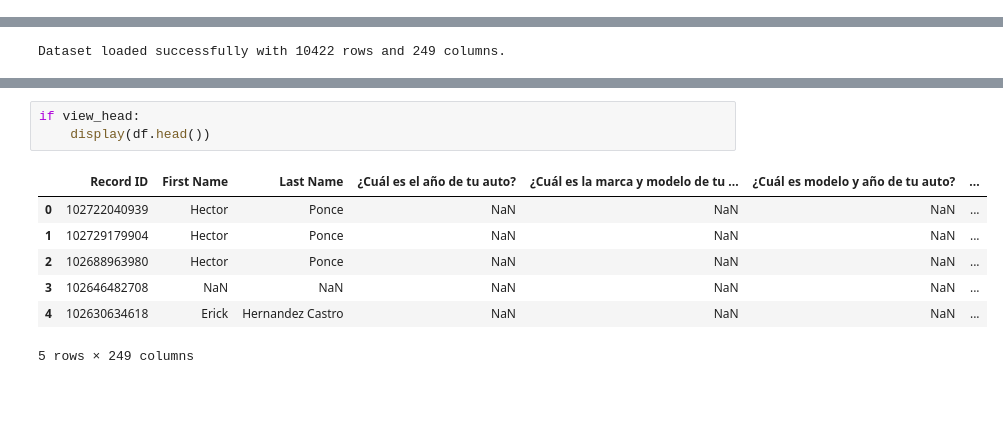
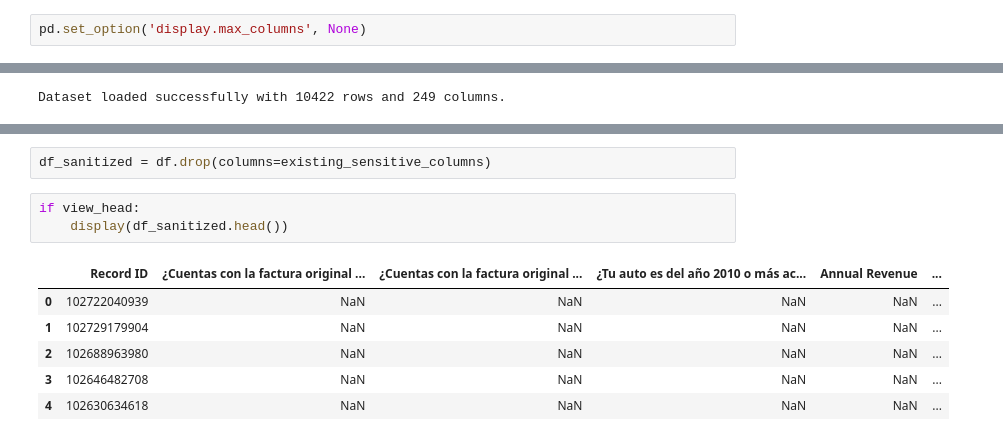
Before and after one commit to Zoph-IA/MIT-Spingo-CreditRisk, a Jupyter notebook: notebooks/sandbox/01_data_loading_exploration.ipynb, the cells around one changed output, grey strips where cells are left out. Cells and saved outputs as stored; diff of their text form; blank space fills up the shorter version.

```diff
--- a/notebooks/sandbox/01_data_loading_exploration.ipynb
+++ b/notebooks/sandbox/01_data_loading_exploration.ipynb
@@ -11,5 +8,7 @@ Note: you may need to restart the kernel to use updated packages.
 # %%
 import pandas as pd
+# %%
+pd.set_option('display.max_columns', None)
 # %%
 DATA_PATH = '../../data/bronze/HubSpot CRM All Contacts Feb 27 2025.xls'
 # %%
@@ -27,11 +80,12 @@ Dataset loaded successfully with 10422 rows and 249 columns.
+# %%
+df_sanitized = df.drop(columns=existing_sensitive_columns)
 # %%
 if view_head:
-    display(df.head())
+    display(df_sanitized.head())
 # %% [output]
-|  | Record ID | First Name | Last Name | ¿Cuál es el año de tu auto? | ¿Cuál es la marca y modelo de tu ... | ¿Cuál es modelo y año de tu auto? | ... |
-| 0 | 102722040939 | Hector | Ponce | NaN | NaN | NaN | ... |
-| 1 | 102729179904 | Hector | Ponce | NaN | NaN | NaN | ... |
-| 2 | 102688963980 | Hector | Ponce | NaN | NaN | NaN | ... |
-| 3 | 102646482708 | NaN | NaN | NaN | NaN | NaN | ... |
-| 4 | 102630634618 | Erick | Hernandez Castro | NaN | NaN | NaN | ... |
+|  | Record ID | ¿Cuentas con la factura original ... | ¿Cuentas con la factura original ... | ¿Tu auto es del año 2010 o más ac... | Annual Revenue | ... |
+| 0 | 102722040939 | NaN | NaN | NaN | NaN | ... |
+| 1 | 102729179904 | NaN | NaN | NaN | NaN | ... |
+| 2 | 102688963980 | NaN | NaN | NaN | NaN | ... |
+| 3 | 102646482708 | NaN | NaN | NaN | NaN | ... |
+| 4 | 102630634618 | NaN | NaN | NaN | NaN | ... |
-5 rows × 249 columns
```
Also changed, not shown: parts of 5 cells of this notebook.
